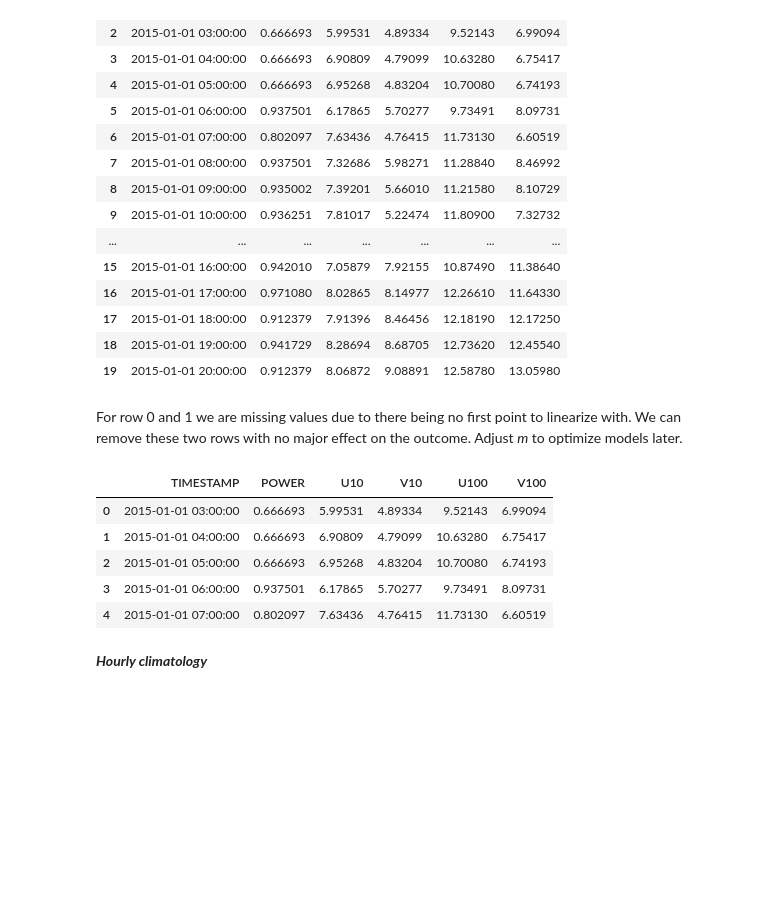
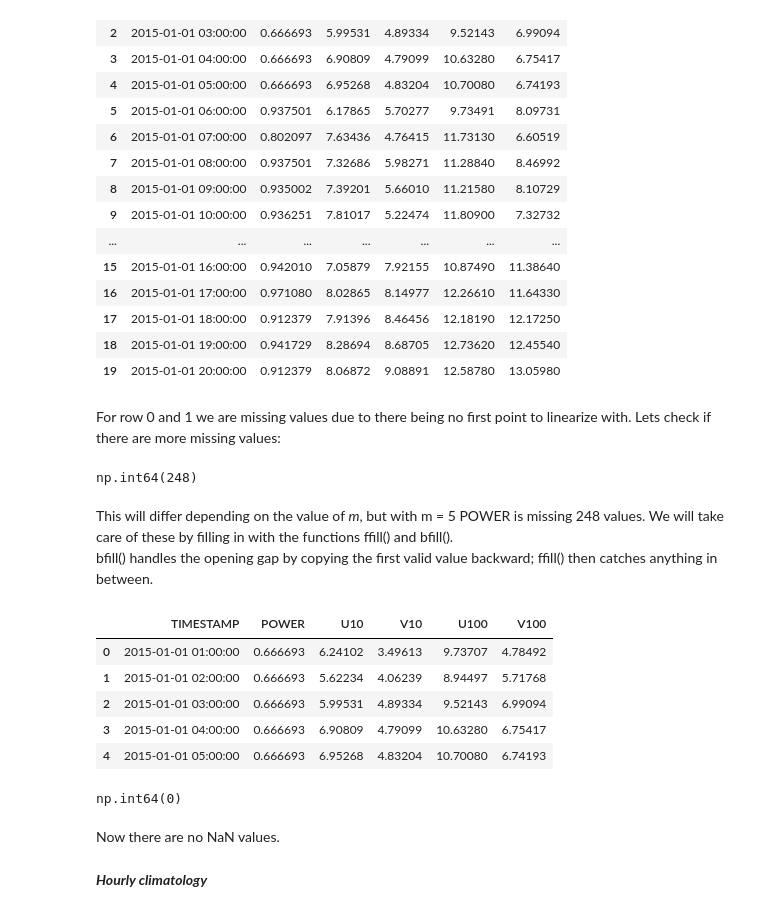
Before and after one commit to JontheFL/Wind-Power-Forecasting, a Jupyter notebook: Notebooks/1_data_exploration.ipynb, the cells around one changed output. Cells and saved outputs as stored; diff of their text form; code cells hidden in the pictures; blank space fills up the shorter version.

```diff
--- a/Notebooks/1_data_exploration.ipynb
+++ b/Notebooks/1_data_exploration.ipynb
@@ -204,17 +210,30 @@ wind_average.head(20)
 | 18 | 2015-01-01 19:00:00 | 0.941729 | 8.28694 | 8.68705 | 12.73620 | 12.45540 |
 | 19 | 2015-01-01 20:00:00 | 0.912379 | 8.06872 | 9.08891 | 12.58780 | 13.05980 |
 # %% [markdown]
-For row 0 and 1 we are missing values due to there being no first point to linearize with. We can remove these two rows with no major effect on the outcome. Adjust *m* to optimize models later.
+For row 0 and 1 we are missing values due to there being no first point to linearize with. Lets check if there are more missing values:
-# %%
-wind_average = wind_average.iloc[2:].reset_index(drop=True)
-wind_average.head(5)
-# %% [output]
-|  | TIMESTAMP | POWER | U10 | V10 | U100 | V100 |
-| 0 | 2015-01-01 03:00:00 | 0.666693 | 5.99531 | 4.89334 | 9.52143 | 6.99094 |
-| 1 | 2015-01-01 04:00:00 | 0.666693 | 6.90809 | 4.79099 | 10.63280 | 6.75417 |
-| 2 | 2015-01-01 05:00:00 | 0.666693 | 6.95268 | 4.83204 | 10.70080 | 6.74193 |
-| 3 | 2015-01-01 06:00:00 | 0.937501 | 6.17865 | 5.70277 | 9.73491 | 8.09731 |
-| 4 | 2015-01-01 07:00:00 | 0.802097 | 7.63436 | 4.76415 | 11.73130 | 6.60519 |
+# %%
+wind_average['POWER'].isna().sum()
+# %% [output]
+np.int64(248)
+# %% [markdown]
+This will differ depending on the value of *m*, but with m = 5 POWER is missing 248 values. We will take care of these by filling in with the functions ffill() and bfill(). <br>
+bfill() handles the opening gap by copying the first valid value backward; ffill() then catches anything in between.
+# %%
+wind_average['POWER'] = wind_average['POWER'].ffill().bfill()
+wind_average.head()
+# %% [output]
+|  | TIMESTAMP | POWER | U10 | V10 | U100 | V100 |
+| 0 | 2015-01-01 01:00:00 | 0.666693 | 6.24102 | 3.49613 | 9.73707 | 4.78492 |
+| 1 | 2015-01-01 02:00:00 | 0.666693 | 5.62234 | 4.06239 | 8.94497 | 5.71768 |
+| 2 | 2015-01-01 03:00:00 | 0.666693 | 5.99531 | 4.89334 | 9.52143 | 6.99094 |
+| 3 | 2015-01-01 04:00:00 | 0.666693 | 6.90809 | 4.79099 | 10.63280 | 6.75417 |
+| 4 | 2015-01-01 05:00:00 | 0.666693 | 6.95268 | 4.83204 | 10.70080 | 6.74193 |
+# %%
+wind_average['POWER'].isna().sum()
+# %% [output]
+np.int64(0)
+# %% [markdown]
+Now there are no NaN values.
 # %% [markdown]
 ***Hourly climatology***
 # %%
```
Also changed, not shown: parts of 10 cells of this notebook.
